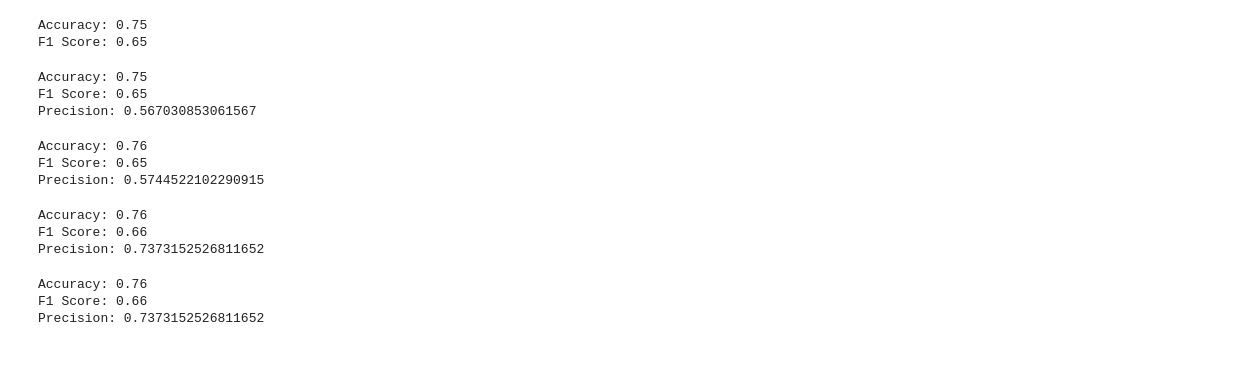
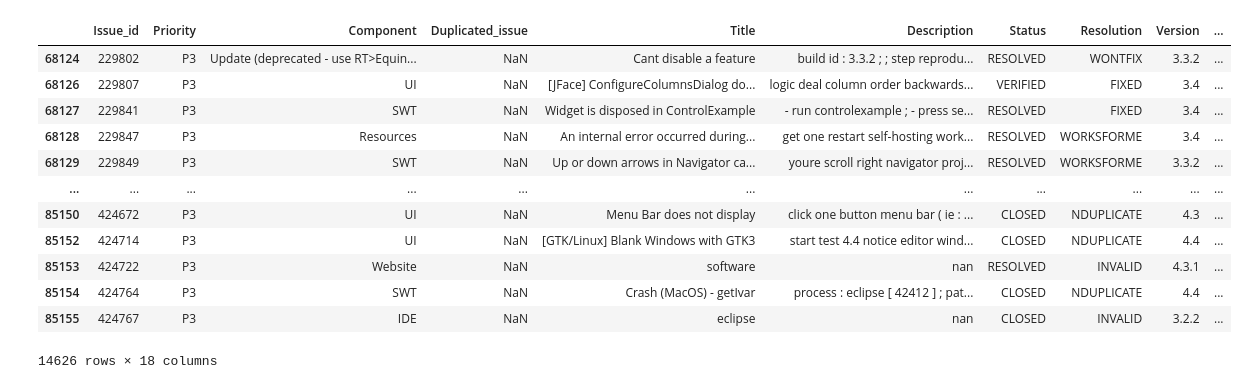
Before and after one commit to qas-lab/PopeREU, a Jupyter notebook: MidtermPipeline.ipynb, the cells around one changed output. Cells and saved outputs as stored; diff of their text form; code cells hidden in the pictures; blank space fills up the shorter version.

```diff
--- a/MidtermPipeline.ipynb
+++ b/MidtermPipeline.ipynb
@@ -80,6 +81,7 @@ class TimeSet:
 
         # Apply labels based on the mean duration
         dataset.loc[:, 'TimeLabel'] = dataset['Duration_hours'].apply(lambda x: 'long' if x >= mean_duration_hours else 'short')
+        return dataset
 # %%
 class Preprocessing:
     def RemoveStopWords(dataset):
@@ -162,4 +164,14 @@ class SentimentAnalysis:
         dataset['Emotion'] = dataset['Emotion'].apply(lambda x: 'positive' if x > 0 else 'negative')
     def EmotionalityColumn(dataset):
         dataset['Emotionality'] = dataset['Pos_Score']+ dataset['Neg_Score']
+# %%
+def Destiny(df):
+    # Create a new column 'Destiny' with default value 'Not Fixed'
+    df['Destiny'] = 'Not Fixed'
+
+    # Update 'Destiny' based on conditions in 'Resolution' column
+    df.loc[df['Resolution'] == 'FIXED', 'Destiny'] = 'Fixed'
+    df = df[~df['Resolution'].isin(['DUPLICATE', 'NDUPLICATE'])]
+
+    return df
 # %%
@@ -193,7 +208,7 @@ def ModelTest(df, input_column, target_column, vectorizer_path, model_path):
 # %%
 warnings.filterwarnings('ignore', category=SettingWithCopyWarning)
 
-def pipelineTimeLabel(dataset, model):
+def pipelineTimeLabel(dataset):
     trainset, testset = SplitData(dataset)
     TimeSet.CreateDuration(testset)
     TimeSet.CreateTimeLabel(testset)
@@ -202,33 +217,22 @@ def pipelineTimeLabel(dataset, model):
     SentimentAnalysis.CreatePosNegColumns(testset)
     SentimentAnalysis.EmotionColumn(testset)
     SentimentAnalysis.EmotionalityColumn(testset)
-    ModelTest(testset, 'Emotion', 'TimeLabel', model_path= model)
-    testset
+    Destiny(testset)
+    return testset
-# %% [output]
-Accuracy: 0.75
-F1 Score: 0.65
-# %%
-testset2 = testset[testset['Resolution'].str.contains('FIXED', na=False)]
-ModelTest(testset2, 'Emotion', 'TimeLabel', model_path= 'MLPmodelFixedTime.joblib', vectorizer_path='vectorizer.joblib')
-# %% [output]
-Accuracy: 0.75
-F1 Score: 0.65
-Precision: 0.567030853061567
-# %%
-ModelTest(testset, 'Emotion', 'TimeLabel', model_path= 'MLPmodelTimeLabel.joblib', vectorizer_path='vectorizer2.joblib')
-# %% [output]
-Accuracy: 0.76
-F1 Score: 0.65
-Precision: 0.5744522102290915
-# %%
-ModelTest(testset, ['Priority', 'Emotion'], 'TimeLabel', model_path= 'MLPmodelTimeLabelPriority.joblib', vectorizer_path='vectorizer3.joblib')
-# %% [output]
-Accuracy: 0.76
-F1 Score: 0.66
-Precision: 0.7373152526811652
-# %%
-ModelTest(testset, ['Priority', 'Emotion','Emotionality'], 'TimeLabel', model_path= 'MLPmodelTimeLabelPriorityEmotionality.joblib', vectorizer_path='vectorizer4.joblib')
-# %% [output]
-Accuracy: 0.76
-F1 Score: 0.66
-Precision: 0.7373152526811652
+# %%
+MLPtestset = pipelineTimeLabel(fulldata)
+Destiny(MLPtestset)
+# %% [output]
+|  | Issue_id | Priority | Component | Duplicated_issue | Title | Description | Status | Resolution | Version | ... |
+| 68124 | 229802 | P3 | Update (deprecated - use RT>Equin... | NaN | Cant disable a feature | build id : 3.3.2 ; ; step reprodu... | RESOLVED | WONTFIX | 3.3.2 | ... |
+| 68126 | 229807 | P3 | UI | NaN | [JFace] ConfigureColumnsDialog do... | logic deal column order backwards... | VERIFIED | FIXED | 3.4 | ... |
+| 68127 | 229841 | P3 | SWT | NaN | Widget is disposed in ControlExample | - run controlexample ; - press se... | RESOLVED | FIXED | 3.4 | ... |
+| 68128 | 229847 | P3 | Resources | NaN | An internal error occurred during... | get one restart self-hosting work... | RESOLVED | WORKSFORME | 3.4 | ... |
+| 68129 | 229849 | P3 | SWT | NaN | Up or down arrows in Navigator ca... | youre scroll right navigator proj... | RESOLVED | WORKSFORME | 3.3.2 | ... |
+| ... | ... | ... | ... | ... | ... | ... | ... | ... | ... | ... |
+| 85150 | 424672 | P3 | UI | NaN | Menu Bar does not display | click one button menu bar ( ie : ... | CLOSED | NDUPLICATE | 4.3 | ... |
+| 85152 | 424714 | P3 | UI | NaN | [GTK/Linux] Blank Windows with GTK3 | start test 4.4 notice editor wind... | CLOSED | NDUPLICATE | 4.4 | ... |
+| 85153 | 424722 | P3 | Website | NaN | software | nan | RESOLVED | INVALID | 4.3.1 | ... |
+| 85154 | 424764 | P3 | SWT | NaN | Crash (MacOS) - getIvar | process : eclipse [ 42412 ] ; pat... | CLOSED | NDUPLICATE | 4.4 | ... |
+| 85155 | 424767 | P3 | IDE | NaN | eclipse | nan | CLOSED | INVALID | 3.2.2 | ... |
+14626 rows × 18 columns
```
Also changed, not shown: parts of 8 cells of this notebook, 19 other files.
